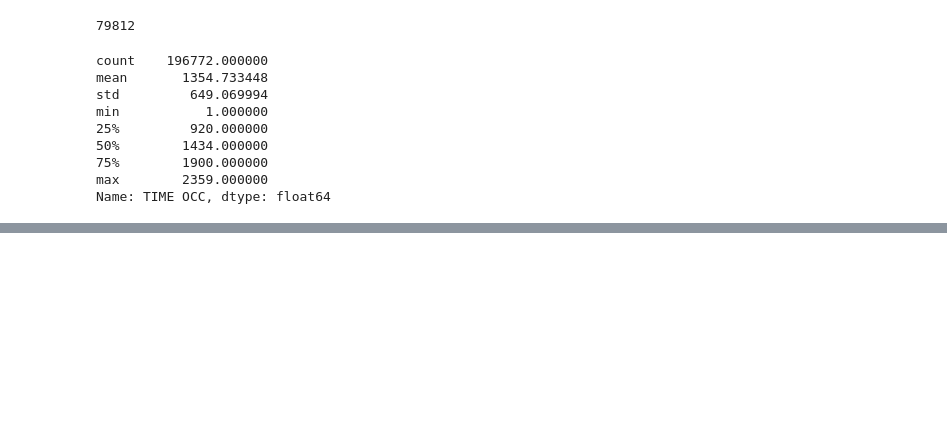
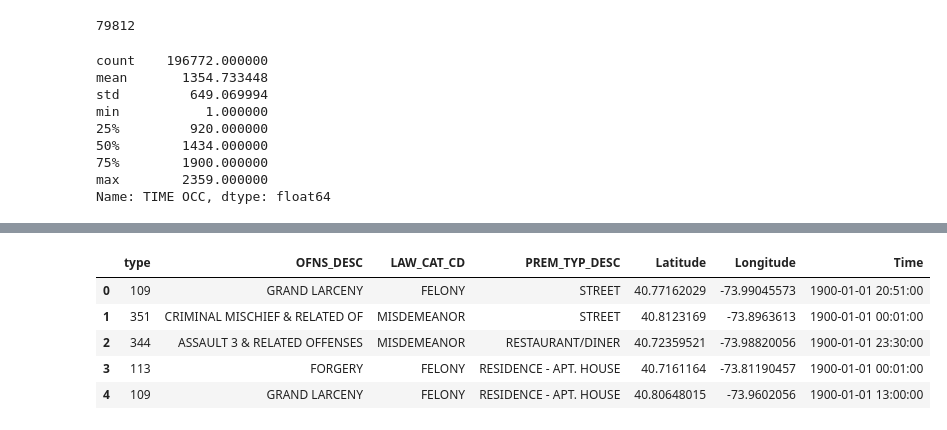
Before and after one commit to codermal7/nikolaj, a Jupyter notebook: cleaning experiemental notebook.ipynb, the cells around one changed output, grey strips where cells are left out. Drawn from its saved outputs; the diff is of its cells as text; code cells hidden in the pictures; blank space fills up the shorter version.

```diff
--- a/cleaning experiemental notebook.ipynb
+++ b/cleaning experiemental notebook.ipynb
@@ -219,0 +290,20 @@ f.close()
+# %%
+import datetime as dt
+timelist = []
+for i in range(len(cleandf)):
+    datetime_object = dt.datetime.strptime(cleandf['CMPLNT_FR_TM'][i], '%H:%M:%S')
+    timelist.append(datetime_object)
+cleandf['Time'] = timelist
+# %%
+cleandf.drop(['CMPLNT_FR_DT', 'CMPLNT_FR_TM', 'Year'], axis=1, inplace=True)
+# %%
+cleandf.rename({'KY_CD' : 'type'}, axis=1, inplace=True)
+# %%
+cleandf.head()
+# %% [output]
+|  | type | OFNS_DESC | LAW_CAT_CD | PREM_TYP_DESC | Latitude | Longitude | Time |
+| 0 | 109 | GRAND LARCENY | FELONY | STREET | 40.77162029 | -73.99045573 | 1900-01-01 20:51:00 |
+| 1 | 351 | CRIMINAL MISCHIEF & RELATED OF | MISDEMEANOR | STREET | 40.8123169 | -73.8963613 | 1900-01-01 00:01:00 |
+| 2 | 344 | ASSAULT 3 & RELATED OFFENSES | MISDEMEANOR | RESTAURANT/DINER | 40.72359521 | -73.98820056 | 1900-01-01 23:30:00 |
+| 3 | 113 | FORGERY | FELONY | RESIDENCE - APT. HOUSE | 40.7161164 | -73.81190457 | 1900-01-01 00:01:00 |
+| 4 | 109 | GRAND LARCENY | FELONY | RESIDENCE - APT. HOUSE | 40.80648015 | -73.9602056 | 1900-01-01 13:00:00 |
```
Also changed, not shown: parts of 8 cells of this notebook, 2 other files.
